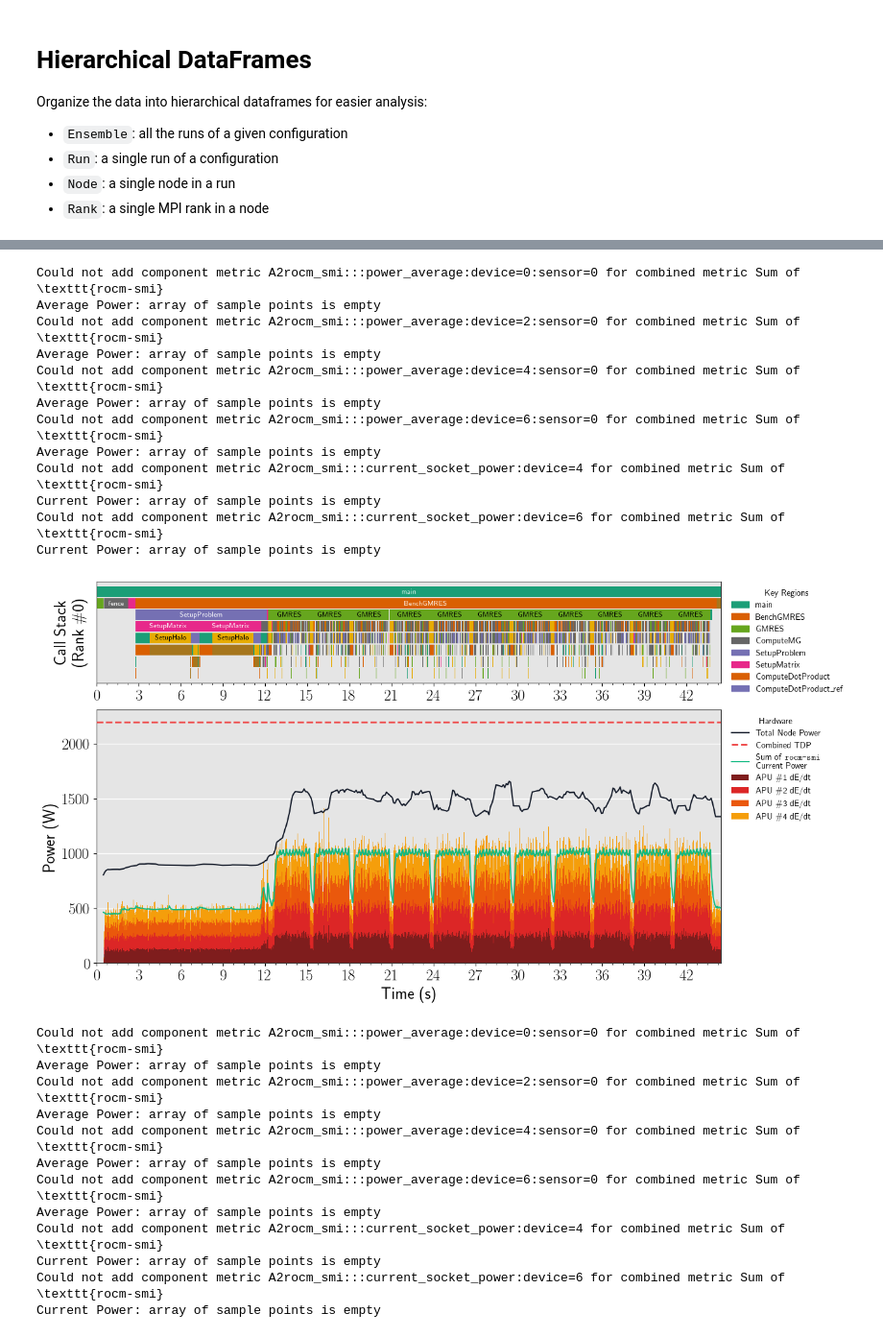
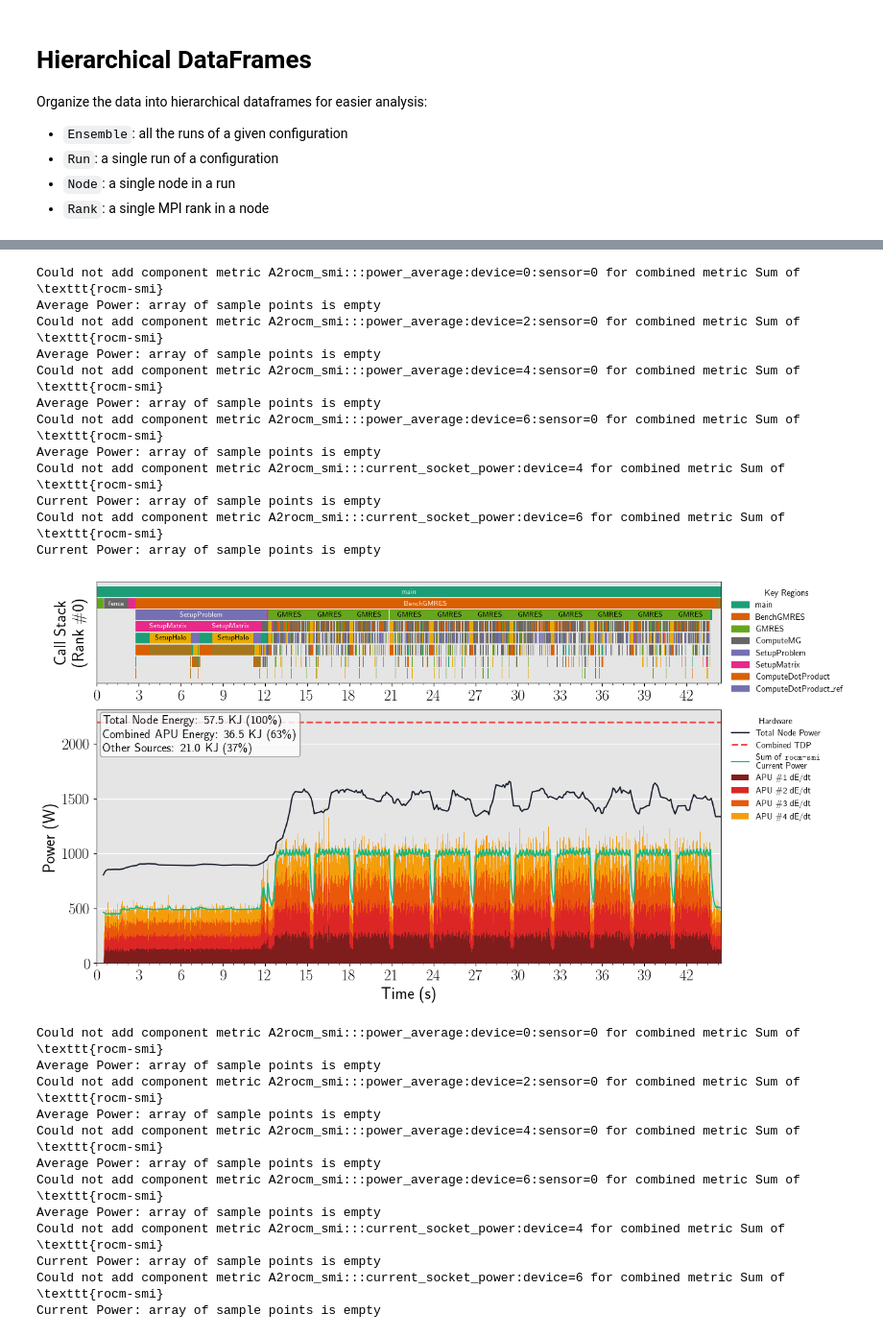
Before and after one commit to adam-mcdaniel/hpc-energy-trace-analysis, a Jupyter notebook: paper-notebooks/final-stacked-power.ipynb, the cells around one changed output, grey strips where cells are left out. Shown at 96% size. Cells and saved outputs as stored; diff of their text form; code cells hidden in the pictures.

```diff
--- a/paper-notebooks/final-stacked-power.ipynb
+++ b/paper-notebooks/final-stacked-power.ipynb
@@ -142,7 +141,9 @@ METRICS_TO_TRACK = [
     'A2coretemp:::craypm:accel2_power',
     'A2coretemp:::craypm:accel3_power',
 
+    'A2coretemp:::craypm:memory_energy',
     'A2coretemp:::craypm:memory_power',
+    'A2coretemp:::craypm:cpu_energy',
     'A2coretemp:::craypm:cpu_power',
     'A2coretemp:::craypm:energy',
     'A2coretemp:::craypm:power',
@@ -5174,4 +2012,6 @@ if 'mi300a_hpg_mxp_runs' not in globals():
 # %%
+fp_energy = lambda metric: hpg[hpg['Metric'] == metric]['Reference Energy'].values[0]
+f = show_joules(fp_energy('Total Energy'))
 visualize_power_of_runs_stacked_bar(
     mi300a_hpg_runs,
     name='HPG-MxP Full Precision (MI300A)',
@@ -5180,53 +2020,81 @@ visualize_power_of_runs_stacked_bar(
         ('void ', '')
     ],
     tdp_line=550 * 4,
     accel_type='APU',
+    run_info=[
+        f'Total Node Energy: {f(fp_energy("Total Energy"))}',
+        f'Combined APU Energy: {f(fp_energy("GPU Energy"))}',
+        f'Other Sources: {f(fp_energy("Other Energy"))}',
+    ]
 )
+
+
+mxp_energy = lambda metric: hpg[hpg['Metric'] == metric]['Test Energy'].values[0]
+f = show_joules(mxp_energy('Total Energy'))
 visualize_power_of_runs_stacked_bar(
     mi300a_hpg_mxp_runs,
     name='HPG-MxP Mixed Precision (MI300A)',
     prefix_replacements=[
         ('int GMRES_IR', 'int GMRES'),
         ('int ', ''),
         ('void ', '')
     ],
     tdp_line=550 * 4,
     accel_type='APU',
+    run_info=[
+        f'Total Node Energy: {f(mxp_energy("Total Energy"))}',
+        f'Combined APU Energy: {f(mxp_energy("GPU Energy"))}',
+        f'Other Sources: {f(mxp_energy("Other Energy"))}',
+    ]
 )
 
-visualize_power_of_runs_stacked_bar(
-    mi250x_hpg_runs,
-    name='HPG-MxP Full Precision (MI250X)',
-    prefix_replacements=[
-        ('int ', ''),
-        ('void ', '')
-    ],
-    tdp_line=560 * 4
-)
-visualize_power_of_runs_stacked_bar(
-    mi250x_hpg_mxp_runs,
-    name='HPG-MxP Mixed Precision (MI250X)',
-    prefix_replacements=[
-        ('int GMRES_IR', 'int GMRES'),
-        ('int ', ''),
-        ('void ', '')
-    ],
-    tdp_line=560 * 4
-)
+# visualize_power_of_runs_stacked_bar(
+#     mi250x_hpg_runs,
+#     name='HPG-MxP Full Precision (MI250X)',
+#     prefix_replacements=[
+#         ('int ', ''),
+#         ('void ', '')
+#     ],
+#     tdp_line=560 * 4,
+#     run_info=[
+#         f'Total Node Energy: {56132.64 / 1000:.1f} KJ',
+#         f'GPU Energy: {44179.30 / 1000:.1f} KJ',
+#         f'CPU Energy: {4289.64 / 1000:.1f} KJ',
+#         f'Memory Energy: {4465.62 / 1000:.1f} KJ',
+#         f'Unattributed Energy: {3198.06 / 1000:.1f} KJ',
+#     ]
+# )
+# visualize_power_of_runs_stacked_bar(
+#     mi250x_hpg_mxp_runs,
+#     name='HPG-MxP Mixed Precision (MI250X)',
+#     prefix_replacements=[
+#         ('int GMRES_IR', 'int GMRES'),
+#         ('int ', ''),
+#         ('void ', '')
+#     ],
+#     tdp_line=560 * 4,
+#     run_info=[
+#         f'Total Node Energy: {38756.18 / 1000:.1f} KJ',
+#         f'GPU Energy: {30055.66 / 1000:.1f} KJ',
+#         f'CPU Energy: {3349.27 / 1000:.1f} KJ',
+#         f'Memory Energy: {3516.74 / 1000:.1f} KJ',
+#         f'Unattributed Energy: {1834.51 / 1000:.1f} KJ',
+#     ]
+# )
 # %% [output]
 Could not add component metric A2rocm_smi:::power_average:device=0:sensor=0 for combined metric Sum of \texttt{rocm-smi}
 Average Power: array of sample points is empty
 Could not add component metric A2rocm_smi:::power_average:device=2:sensor=0 for combined metric Sum of \texttt{rocm-smi}
 Average Power: array of sample points is empty
 Could not add component metric A2rocm_smi:::power_average:device=4:sensor=0 for combined metric Sum of \texttt{rocm-smi}
 Average Power: array of sample points is empty
 Could not add component metric A2rocm_smi:::power_average:device=6:sensor=0 for combined metric Sum of \texttt{rocm-smi}
 Average Power: array of sample points is empty
 Could not add component metric A2rocm_smi:::current_socket_power:device=4 for combined metric Sum of \texttt{rocm-smi}
 Current Power: array of sample points is empty
 Could not add component metric A2rocm_smi:::current_socket_power:device=6 for combined metric Sum of \texttt{rocm-smi}
 Current Power: array of sample points is empty
-[figure, old version]
+[figure, new version]
 Could not add component metric A2rocm_smi:::power_average:device=0:sensor=0 for combined metric Sum of \texttt{rocm-smi}
 Average Power: array of sample points is empty
 Could not add component metric A2rocm_smi:::power_average:device=2:sensor=0 for combined metric Sum of \texttt{rocm-smi}
```
Also changed, not shown: parts of 32 cells of this notebook, 10 other files.
